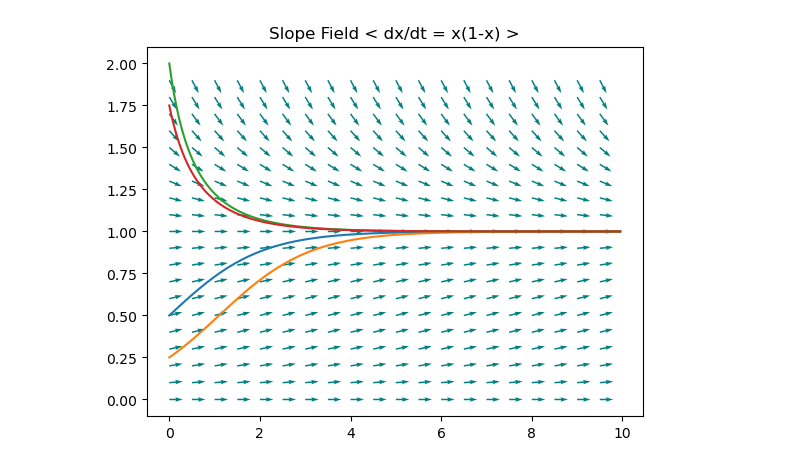
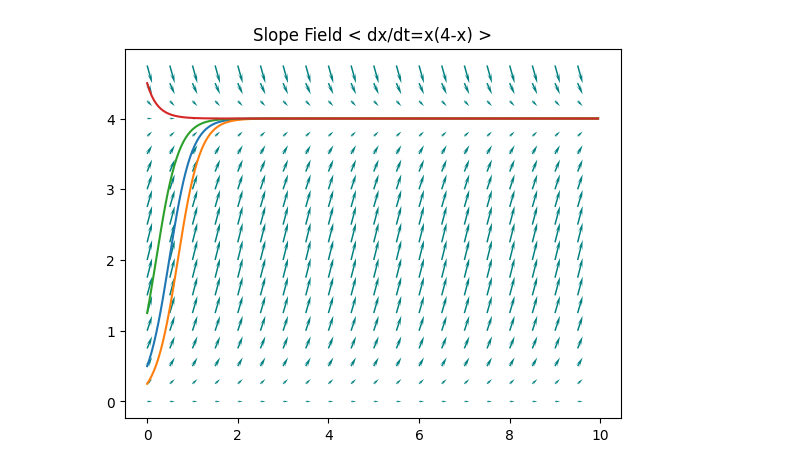
Before and after one commit to witchofthewires/chaotick, a Jupyter notebook: Workbook.ipynb, the cells around one changed output. Cells and saved outputs as stored; diff of their text form; code cells hidden in the pictures.

```diff
--- a/Workbook.ipynb
+++ b/Workbook.ipynb
@@ -1,75 +1,23 @@
 # %%
-import matplotlib.pyplot as plt
 import numpy as np
+from chaotick import runge_kutta_4 as rk4
+import chaotick
 
-# Strogatz, Nonlinear Dynamics and Chaos, pg 33-34
+def logistic_equation(X):
+    return X * (4 - X)
 
-# 4th order Runge Kutta numerical approximation
-def runge_kutta_4(dydx, range=(0,10), step=0.1, init_val=0.0):
+eqn_label = 'x(4-x)'
+x_interval = [0, 10]
+y_interval = [0, 5]
+step = 0.05
+init_vals = [0.5, 0.25, 1.25, 4.5]
 
-    cur_val = init_val
-    res = []
-    for i in np.arange(range[0], range[1], step):
-        res.append(cur_val)
-        k1 = dydx(cur_val) * step
-        k2 = dydx(cur_val + 0.5*k1) * step
-        k3 = dydx(cur_val + 0.5*k2) * step
-        k4 = dydx(cur_val + k3) * step
-        cur_val += (k1 + 2*k2 + 2*k3 + k4) / 6.0
+x = np.arange(x_interval[0], x_interval[1], step)
+curves = []
+for init_val in init_vals:
+    y = rk4(logistic_equation, step=step, init_val=init_val)
+    curves.append([x,y])
 
-    return res
-
-# code below adapted from https://medium.com/@olutosinbanjo/how-to-plot-a-direction-field-with-python-1fd022e2d8f8
-
-def gen_meshgrid(x_interval=[-3,3], y_interval=[-3,3]):
-    x = np.arange(x_interval[0], x_interval[1], (x_interval[1] - x_interval[0]) / 20.0)
-    y = np.arange(y_interval[0], y_interval[1], (y_interval[1] - y_interval[0]) / 20.0)
-    return np.meshgrid(x, y)
-
-def gen_slopevals(X, Y, dydx):
-    dy = dydx(Y)
-    dx = np.ones(dy.shape)
-    return (dy, dx)
-
-def plot_slope_field_prepped(x_ticks, y_ticks, x_vals, y_vals, normalized=True, title="Slope Field", extra_x=[]):
-
-    if normalized:
-        x_vals = x_vals / np.sqrt(x_vals**2 + y_vals**2)
-        y_vals = y_vals / np.sqrt(x_vals**2 + y_vals**2)
-
-    plot = plt.figure()
-    plt.quiver(x_ticks, y_ticks, x_vals, y_vals,
-               color='Teal')
-    for y in extra_x: # TODO rename or probably rework API
-        plt.plot(y[0], y[1])
-
-    plt.title(title)
-    plt.show(plot)
-
-    return plt
-
-def plot_slope_field(x_interval, y_interval, dydx, normalized=True, title="Slope Field", extra_x=[]):
-    X, Y = gen_meshgrid(x_interval, y_interval)
-    dy, dx = gen_slopevals(X, Y, dydx)
-    return plot_slope_field_prepped(X, Y, dx, dy, normalized=normalized, title=title, extra_x=extra_x)
-
-if __name__ == '__main__':
-
-    def logistic_equation(X):
-        return X * (1 - X)
-    x_interval = [0, 10]
-    y_interval = [0,2]
-
-    x = np.arange(0,10,0.05)
-    y1 = runge_kutta_4(logistic_equation, step=0.05, init_val=0.5)
-    y2 = runge_kutta_4(logistic_equation, step=0.05, init_val=0.25)
-    y3 = runge_kutta_4(logistic_equation, step=0.05, init_val=2)
-    y4 = runge_kutta_4(logistic_equation, step=0.05, init_val=1.75)
-    extra_x = [[x, y1], [x, y2], [x, y3], [x, y4]]
-
-    plt = plot_slope_field(x_interval, y_interval, logistic_equation, normalized=True, extra_x=extra_x, title='Slope Field < dx/dt = x(1-x) >')
-    #axes = plt.gca()
-    #axes.plot(x, y)
-    #plt.show()
+plt = chaotick.plot_slope_field(x_interval, y_interval, logistic_equation, normalized=False, curves=curves, title='Slope Field < dx/dt=%s >' % eqn_label)
 # %% [output]
-[figure, old version]
+[figure, new version]
```
Also changed, not shown: 1 other file.
